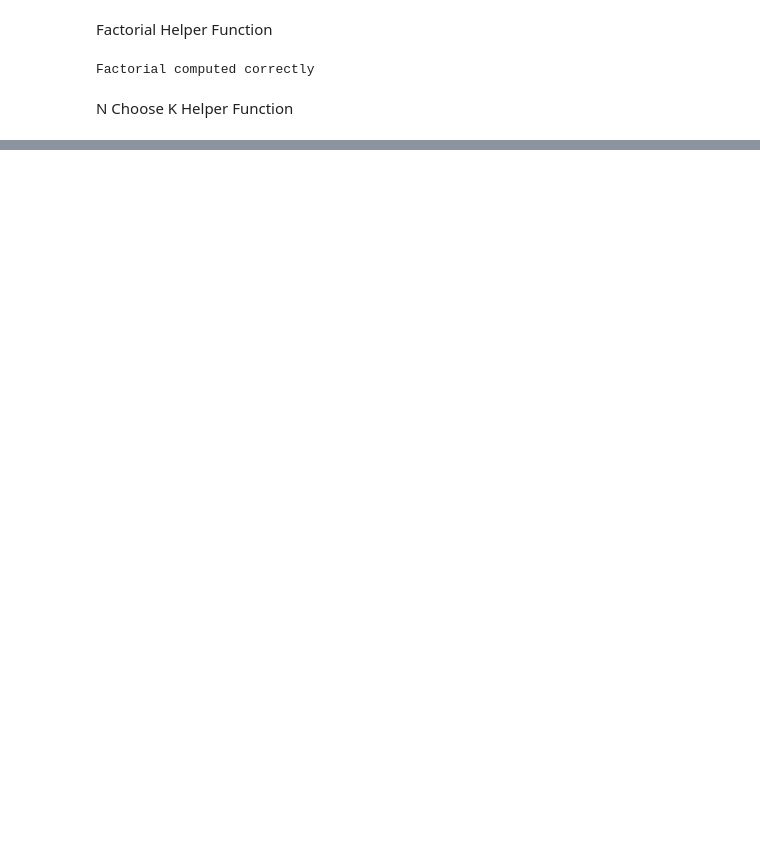
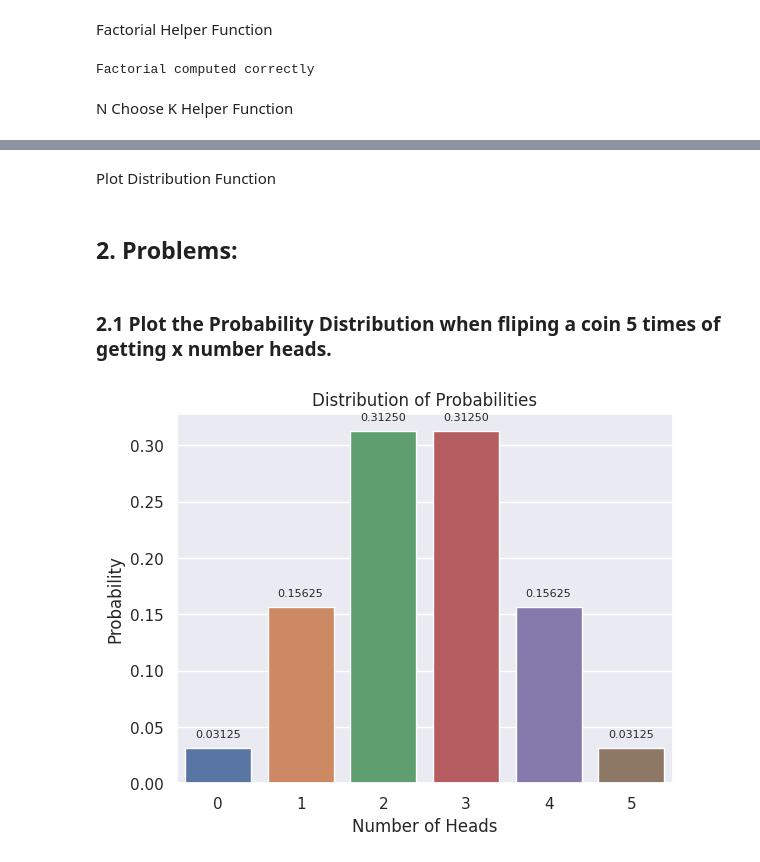
Before and after one commit to gmdeorozco/Probability-Distribution-Problems-Python-Solutions-, a Jupyter notebook: Binomial_Distribution.ipynb, the cells around one changed output, grey strips where cells are left out. Saved outputs shown, nothing was run; the diff lists cells and outputs as text; code cells hidden in the pictures; blank space fills up the shorter version.

```diff
--- a/Binomial_Distribution.ipynb
+++ b/Binomial_Distribution.ipynb
@@ -26,7 +20,7 @@ Factorial computed correctly
 # %% [markdown]
 N Choose K Helper Function
 # %%
-def n_choose_k(n,k):
+def n_choose_k(n:int,k:int) -> int:
   return factorial(n)/(factorial(k)*factorial(n-k))
 
 assert n_choose_k(10,6) == 210, f'Incorrect, C(10,6) should be 210, returned {n_choose_k(10,6)}'
@@ -34,0 +31,6 @@ Binomial Distributin given by:
+# %%
+def prob_given_x(n:int, x:int, p:float) -> float:
+  n_choose_x = n_choose_k(n, x)
+  return n_choose_x * (p**x) * (1-p)**(n-x)
+
+assert round(prob_given_x(5, 0, 0.5),5) == 0.03125, f'Incorrect, it should be 0.03125, returned: { round(prob_given_x(5, 0, 0.5),5)}'
@@ -34,0 +39,39 @@ Binomial Distributin given by:
+# %%
+def create_data(n:int,p:float) -> list:
+  data = []
+  for x in range(0,n+1):
+    data.append( prob_given_x(n,x,p))
+  return data
+# %% [markdown]
+Plot Distribution Function
+# %%
+import pandas as pd
+import seaborn as sns
+import matplotlib.pyplot as plt
+
+def plot_distribution( data:list ) -> None:
+  df = pd.DataFrame([data], columns=[ n for n in range(len(data))])
+
+  # Transpose the DataFrame for better visualization
+  df_transposed = df.transpose()
+
+  # Plotting a histogram with Seaborn
+  sns.set(style="darkgrid")
+  ax = sns.barplot(x=df_transposed.index, y=df_transposed.iloc[:, 0])
+
+  for p in ax.patches:
+    ax.annotate(f'{p.get_height():.5f}', (p.get_x() + p.get_width() / 2., p.get_height()), ha='center', va='center', xytext=(0, 10), textcoords='offset points', fontsize=8)
+
+  plt.title('Distribution of Probabilities')
+  plt.xlabel('Number of Heads')
+  plt.ylabel('Probability')
+  plt.show()
+# %% [markdown]
+## 2. Problems:
+# %% [markdown]
+### 2.1 Plot the Probability Distribution when fliping a coin 5 times of getting x number heads.
+# %%
+data = create_data(n=5,p=0.5)
+plot_distribution(data)
+# %% [output]
+[figure, added]
```
Also changed, not shown: parts of 9 cells of this notebook.
